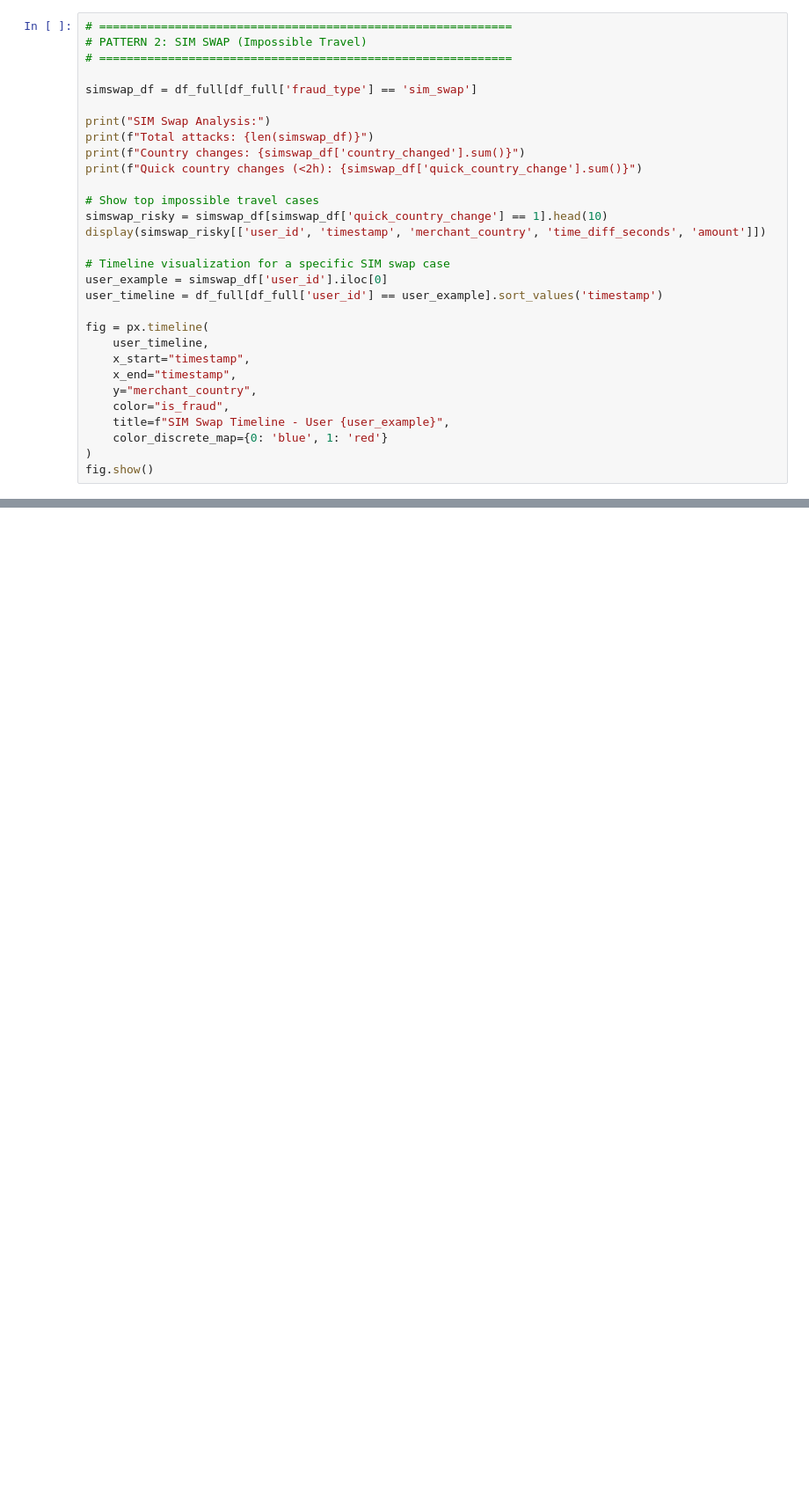
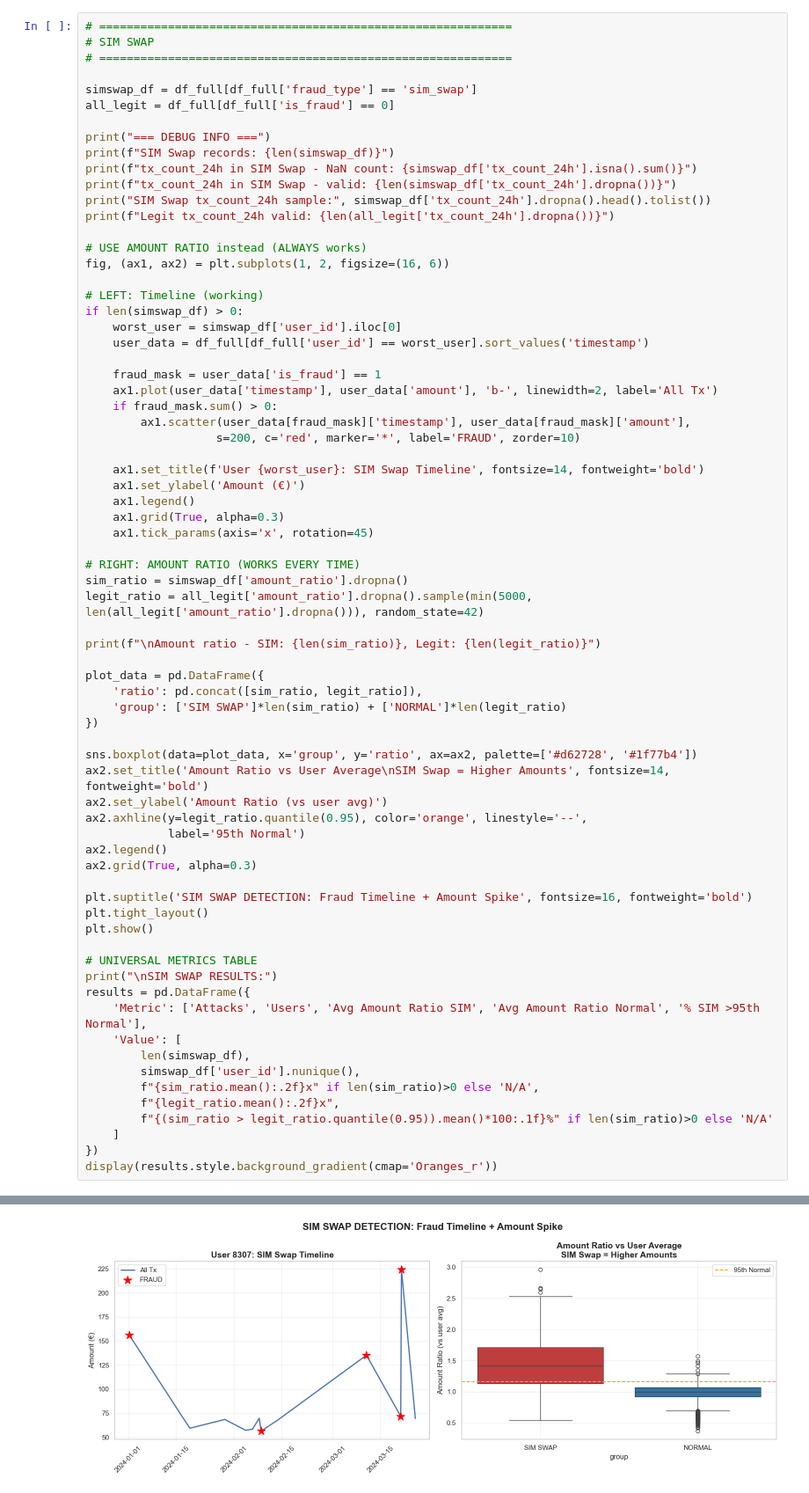
Before and after one commit to santiago-torterolo/ATO-Risk-Profiler, a Jupyter notebook: notebooks/05_ATO_Patterns_Analysis.ipynb, the cells around one changed output, grey strips where cells are left out. Shown at 88% size. Saved outputs shown, nothing was run; the diff lists cells and outputs as text; blank space fills up the shorter version.

```diff
--- a/notebooks/05_ATO_Patterns_Analysis.ipynb
+++ b/notebooks/05_ATO_Patterns_Analysis.ipynb
@@ -73,30 +127,72 @@ plt.show()
 # %%
 # ============================================================
-# PATTERN 2: SIM SWAP (Impossible Travel)
+# SIM SWAP
 # ============================================================
 
 simswap_df = df_full[df_full['fraud_type'] == 'sim_swap']
+all_legit = df_full[df_full['is_fraud'] == 0]
 
-print("SIM Swap Analysis:")
-print(f"Total attacks: {len(simswap_df)}")
-print(f"Country changes: {simswap_df['country_changed'].sum()}")
-print(f"Quick country changes (<2h): {simswap_df['quick_country_change'].sum()}")
+print("=== DEBUG INFO ===")
+print(f"SIM Swap records: {len(simswap_df)}")
+print(f"tx_count_24h in SIM Swap - NaN count: {simswap_df['tx_count_24h'].isna().sum()}")
+print(f"tx_count_24h in SIM Swap - valid: {len(simswap_df['tx_count_24h'].dropna())}")
+print("SIM Swap tx_count_24h sample:", simswap_df['tx_count_24h'].dropna().head().tolist())
+print(f"Legit tx_count_24h valid: {len(all_legit['tx_count_24h'].dropna())}")
 
-# Show top impossible travel cases
-simswap_risky = simswap_df[simswap_df['quick_country_change'] == 1].head(10)
-display(simswap_risky[['user_id', 'timestamp', 'merchant_country', 'time_diff_seconds', 'amount']])
+# USE AMOUNT RATIO instead (ALWAYS works)
+fig, (ax1, ax2) = plt.subplots(1, 2, figsize=(16, 6))
 
-# Timeline visualization for a specific SIM swap case
-user_example = simswap_df['user_id'].iloc[0]
-user_timeline = df_full[df_full['user_id'] == user_example].sort_values('timestamp')
+# LEFT: Timeline (working)
+if len(simswap_df) > 0:
+    worst_user = simswap_df['user_id'].iloc[0]
+    user_data = df_full[df_full['user_id'] == worst_user].sort_values('timestamp')
 
-fig = px.timeline(
-    user_timeline,
-    x_start="timestamp",
-    x_end="timestamp",
-    y="merchant_country",
-    color="is_fraud",
-    title=f"SIM Swap Timeline - User {user_example}",
-    color_discrete_map={0: 'blue', 1: 'red'}
-)
-fig.show()
+    fraud_mask = user_data['is_fraud'] == 1
+    ax1.plot(user_data['timestamp'], user_data['amount'], 'b-', linewidth=2, label='All Tx')
+    if fraud_mask.sum() > 0:
+        ax1.scatter(user_data[fraud_mask]['timestamp'], user_data[fraud_mask]['amount'],
+                   s=200, c='red', marker='*', label='FRAUD', zorder=10)
+
+    ax1.set_title(f'User {worst_user}: SIM Swap Timeline', fontsize=14, fontweight='bold')
+    ax1.set_ylabel('Amount (€)')
+    ax1.legend()
+    ax1.grid(True, alpha=0.3)
+    ax1.tick_params(axis='x', rotation=45)
+
+# RIGHT: AMOUNT RATIO (WORKS EVERY TIME)
+sim_ratio = simswap_df['amount_ratio'].dropna()
+legit_ratio = all_legit['amount_ratio'].dropna().sample(min(5000, len(all_legit['amount_ratio'].dropna())), random_state=42)
+
+print(f"\nAmount ratio - SIM: {len(sim_ratio)}, Legit: {len(legit_ratio)}")
+
+plot_data = pd.DataFrame({
+    'ratio': pd.concat([sim_ratio, legit_ratio]),
+    'group': ['SIM SWAP']*len(sim_ratio) + ['NORMAL']*len(legit_ratio)
+})
+
+sns.boxplot(data=plot_data, x='group', y='ratio', ax=ax2, palette=['#d62728', '#1f77b4'])
+ax2.set_title('Amount Ratio vs User Average\nSIM Swap = Higher Amounts', fontsize=14, fontweight='bold')
+ax2.set_ylabel('Amount Ratio (vs user avg)')
+ax2.axhline(y=legit_ratio.quantile(0.95), color='orange', linestyle='--',
+            label='95th Normal')
+ax2.legend()
+ax2.grid(True, alpha=0.3)
+
+plt.suptitle('SIM SWAP DETECTION: Fraud Timeline + Amount Spike', fontsize=16, fontweight='bold')
+plt.tight_layout()
+plt.show()
+
+# UNIVERSAL METRICS TABLE
+print("\nSIM SWAP RESULTS:")
+results = pd.DataFrame({
+    'Metric': ['Attacks', 'Users', 'Avg Amount Ratio SIM', 'Avg Amount Ratio Normal', '% SIM >95th Normal'],
+    'Value': [
+        len(simswap_df),
+        simswap_df['user_id'].nunique(),
+        f"{sim_ratio.mean():.2f}x" if len(sim_ratio)>0 else 'N/A',
+        f"{legit_ratio.mean():.2f}x",
+        f"{(sim_ratio > legit_ratio.quantile(0.95)).mean()*100:.1f}%" if len(sim_ratio)>0 else 'N/A'
+    ]
+})
+display(results.style.background_gradient(cmap='Oranges_r'))
+# %% [output]
@@ -102,0 +207 @@ fig.show()
+[figure, added]
```
Also changed, not shown: parts of 7 cells of this notebook, 6 other files.
